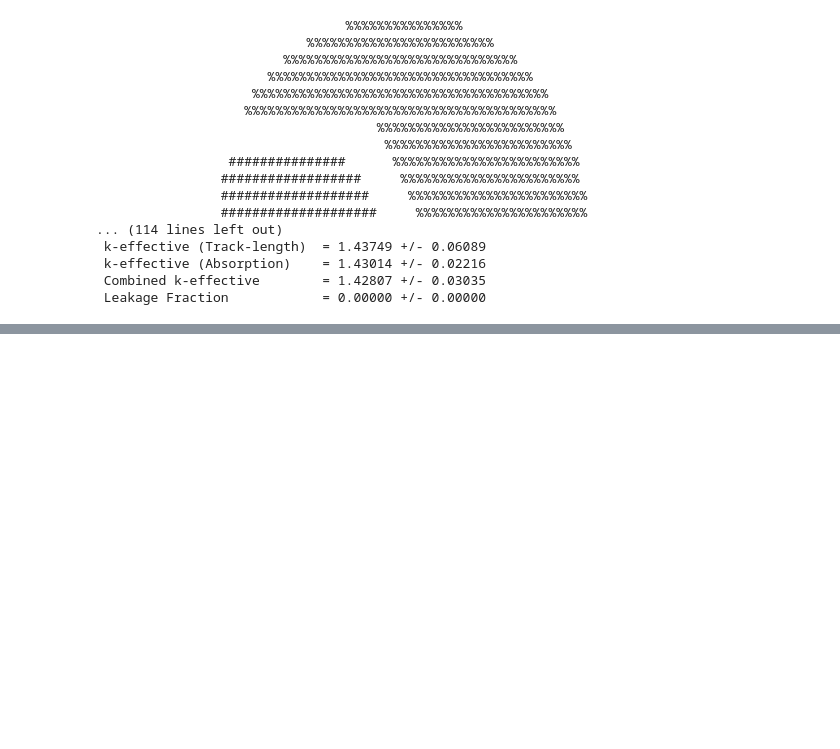
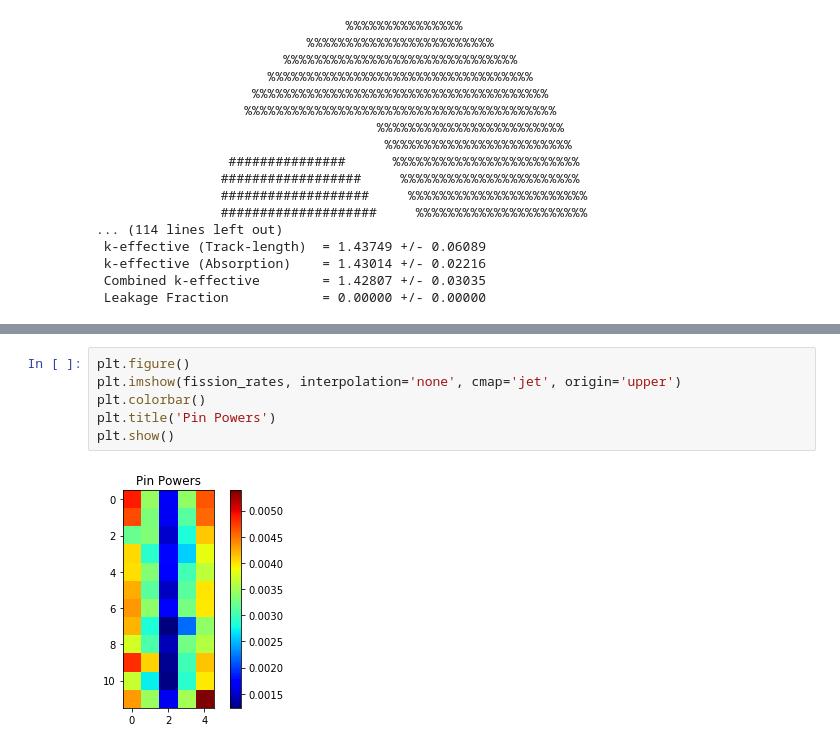
Before and after one commit to gwenchee/fhr-benchmark-depr, a Jupyter notebook: phase1a/case1a/case_1a-FD.ipynb, the cells around one changed output, grey strips where cells are left out. Drawn from its saved outputs; the diff is of its cells as text; blank space fills up the shorter version.

```diff
--- a/phase1a/case1a/case_1a-FD.ipynb
+++ b/phase1a/case1a/case_1a-FD.ipynb
@@ -603,2 +690,10 @@ openmc.run()
+# %%
+plt.figure()
+plt.imshow(fission_rates, interpolation='none', cmap='jet', origin='upper')
+plt.colorbar()
+plt.title('Pin Powers')
+plt.show()
+# %% [output]
+[figure, added]
 # %%
 # Load the last statepoint file and keff value
```
Also changed, not shown: parts of 12 cells of this notebook.
